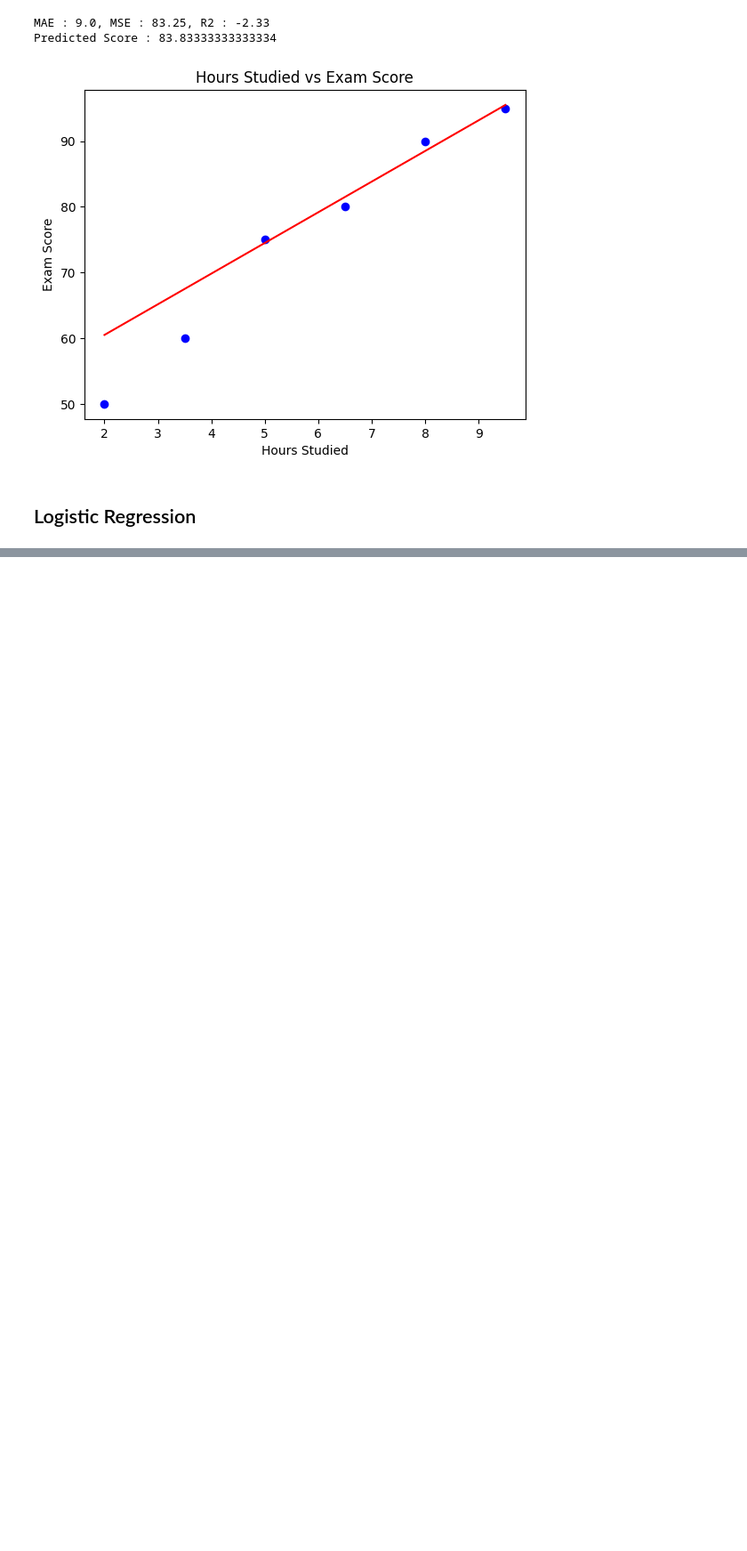
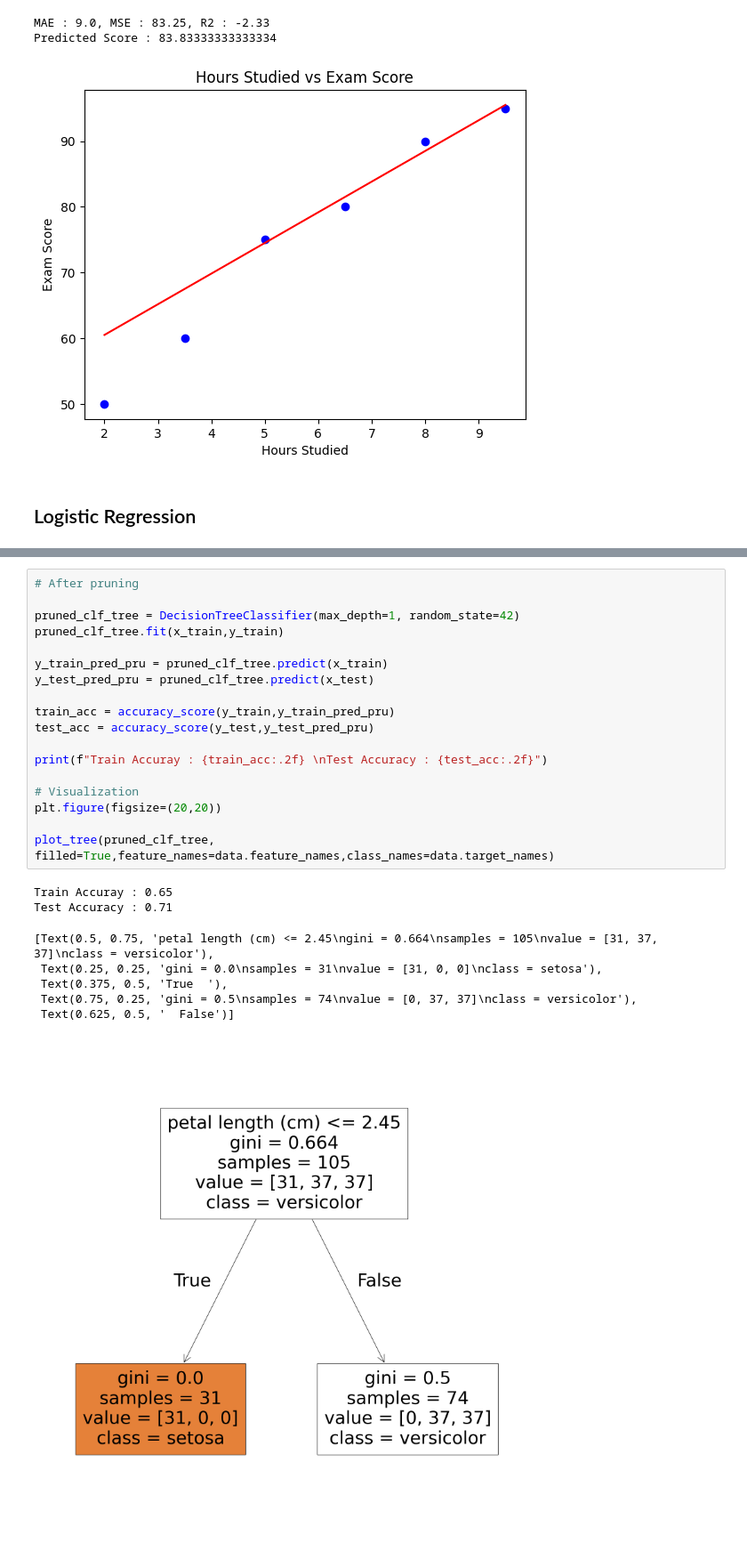
Before and after one commit to AkashDholakiya/MachineLearningPractice, a Jupyter notebook: main.ipynb, the cells around one changed output, grey strips where cells are left out. Shown: that part at 89% size. Drawn from its saved outputs; the diff is of its cells as text; blank space fills up the shorter version.

```diff
--- a/main.ipynb
+++ b/main.ipynb
@@ -216,0 +301,27 @@ weighted avg       0.64      0.62      0.53        84
+# %%
+# After pruning
+
+pruned_clf_tree = DecisionTreeClassifier(max_depth=1, random_state=42)
+pruned_clf_tree.fit(x_train,y_train)
+
+y_train_pred_pru = pruned_clf_tree.predict(x_train)
+y_test_pred_pru = pruned_clf_tree.predict(x_test)
+
+train_acc = accuracy_score(y_train,y_train_pred_pru)
+test_acc = accuracy_score(y_test,y_test_pred_pru)
+
+print(f"Train Accuray : {train_acc:.2f} \nTest Accuracy : {test_acc:.2f}")
+
+# Visualization
+plt.figure(figsize=(20,20))
+
+plot_tree(pruned_clf_tree, filled=True,feature_names=data.feature_names,class_names=data.target_names)
+# %% [output]
+Train Accuray : 0.65
+Test Accuracy : 0.71
+[Text(0.5, 0.75, 'petal length (cm) <= 2.45\ngini = 0.664\nsamples = 105\nvalue = [31, 37, 37]\nclass = versicolor'),
+ Text(0.25, 0.25, 'gini = 0.0\nsamples = 31\nvalue = [31, 0, 0]\nclass = setosa'),
+ Text(0.375, 0.5, 'True  '),
+ Text(0.75, 0.25, 'gini = 0.5\nsamples = 74\nvalue = [0, 37, 37]\nclass = versicolor'),
+ Text(0.625, 0.5, '  False')]
+[figure, added]
```
Also changed, not shown: parts of 8 cells of this notebook, 2 other files.
